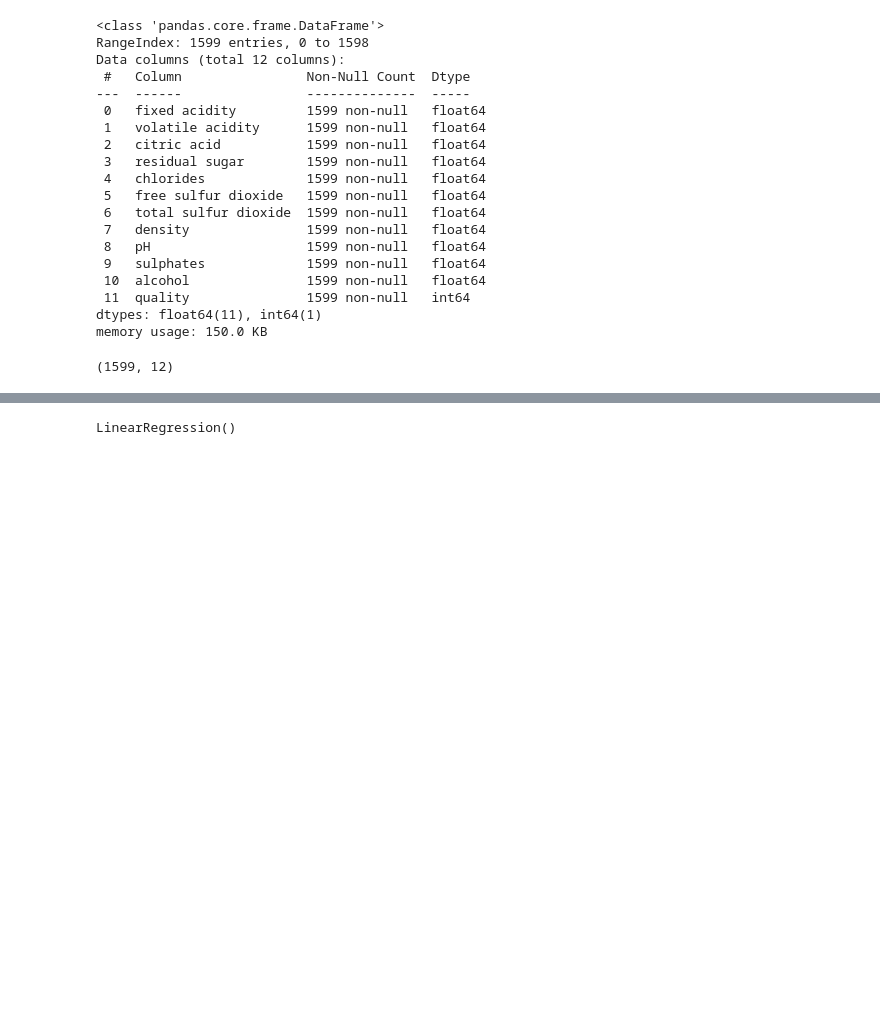
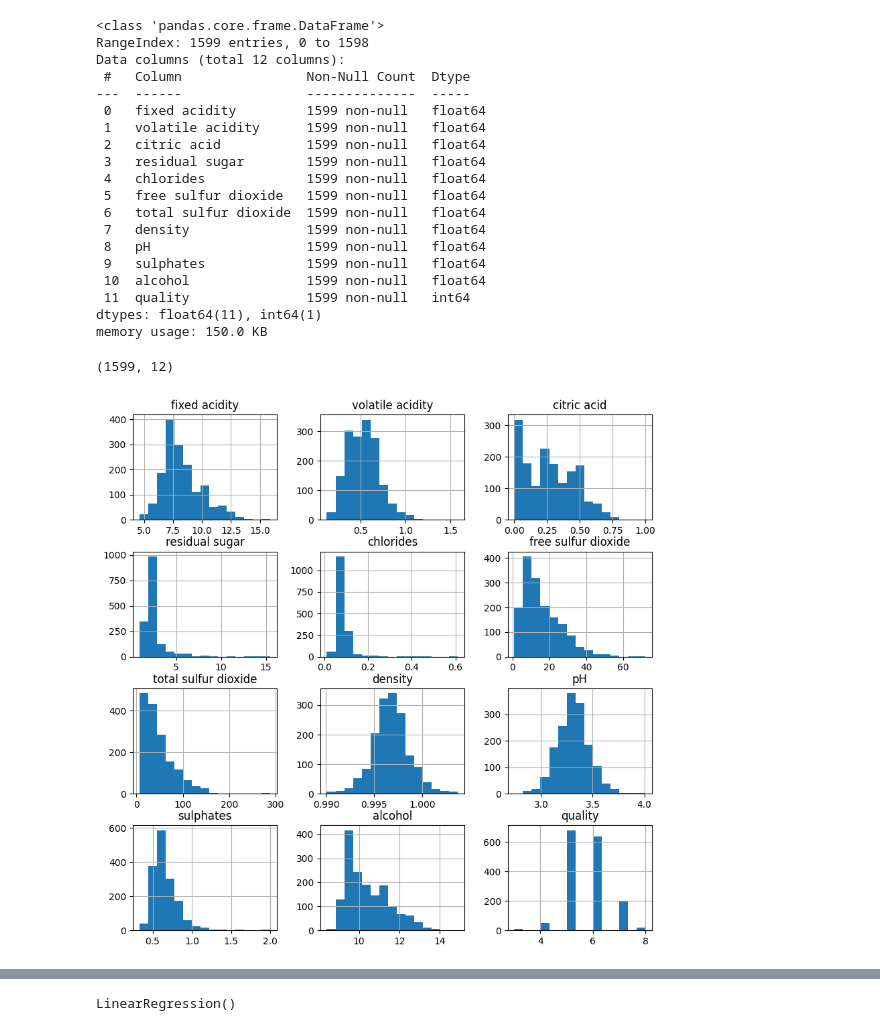
Before and after one commit to michalmrz04/Artificial-intelligence-2, a Jupyter notebook: AI1.ipynb, the cells around one changed output, grey strips where cells are left out. Saved outputs shown, nothing was run; the diff lists cells and outputs as text; code cells hidden in the pictures; blank space fills up the shorter version.

```diff
--- a/AI1.ipynb
+++ b/AI1.ipynb
@@ -55,3 +56,8 @@ memory usage: 150.0 KB
 df.shape
 # %% [output]
 (1599, 12)
+# %%
+df.hist(bins=15,figsize=(10,10))
+plt.show()
+# %% [output]
+[figure, added]
```
Also changed, not shown: parts of 32 cells of this notebook, 1 other file.
